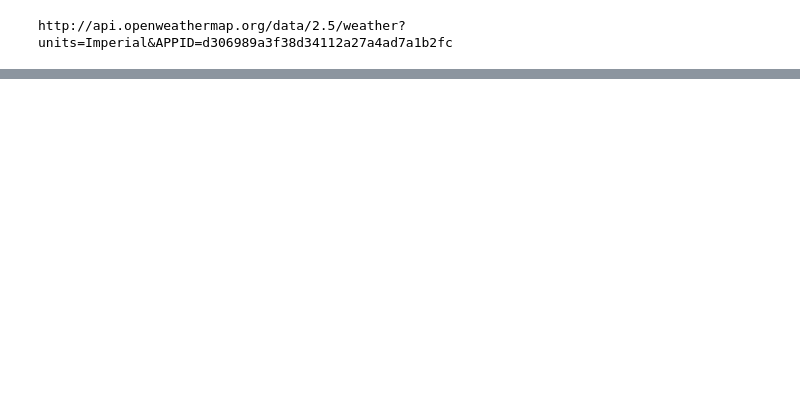
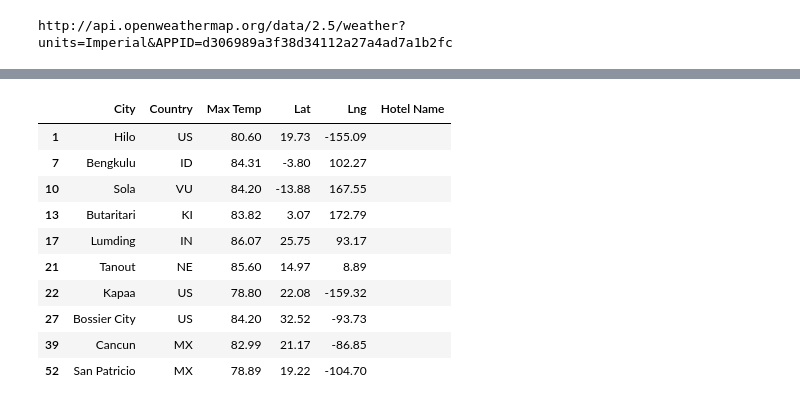
Before and after one commit to boluo95128/World_Weather_Analysis, a Jupyter notebook: WeatherPy.ipynb, the cells around one changed output, grey strips where cells are left out. Cells and saved outputs as stored; diff of their text form; code cells hidden in the pictures; blank space fills up the shorter version.

```diff
--- a/WeatherPy.ipynb
+++ b/WeatherPy.ipynb
@@ -362,0 +500,17 @@ plot_linear_regression(x_values, y_values,
+# %%
+# Create DataFrame called hotel_df to store hotel names along with city, country, max temp, and coordinates.
+hotel_df = preferred_cities_df[["City", "Country", "Max Temp", "Lat", "Lng"]].copy()
+hotel_df["Hotel Name"] = ""
+hotel_df.head(10)
+# %% [output]
+|  | City | Country | Max Temp | Lat | Lng | Hotel Name |
+| 1 | Hilo | US | 80.60 | 19.73 | -155.09 |  |
+| 7 | Bengkulu | ID | 84.31 | -3.80 | 102.27 |  |
+| 10 | Sola | VU | 84.20 | -13.88 | 167.55 |  |
+| 13 | Butaritari | KI | 83.82 | 3.07 | 172.79 |  |
+| 17 | Lumding | IN | 86.07 | 25.75 | 93.17 |  |
+| 21 | Tanout | NE | 85.60 | 14.97 | 8.89 |  |
+| 22 | Kapaa | US | 78.80 | 22.08 | -159.32 |  |
+| 27 | Bossier City | US | 84.20 | 32.52 | -93.73 |  |
+| 39 | Cancun | MX | 82.99 | 21.17 | -86.85 |  |
+| 52 | San Patricio | MX | 78.89 | 19.22 | -104.70 |  |
```
Also changed, not shown: parts of 35 cells of this notebook.
